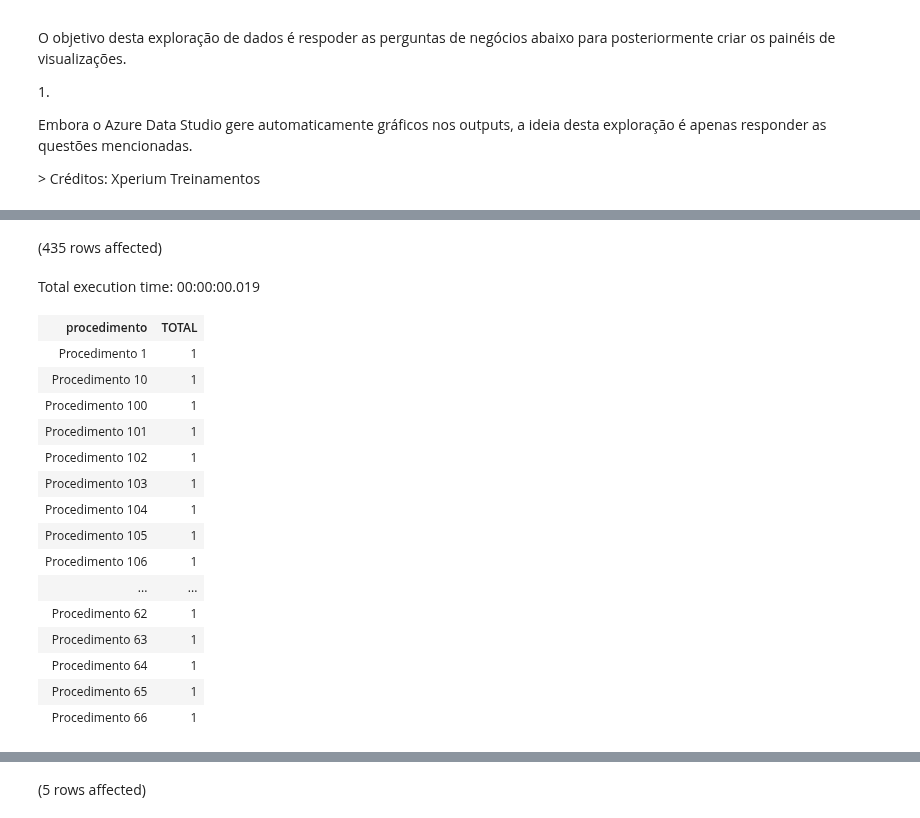
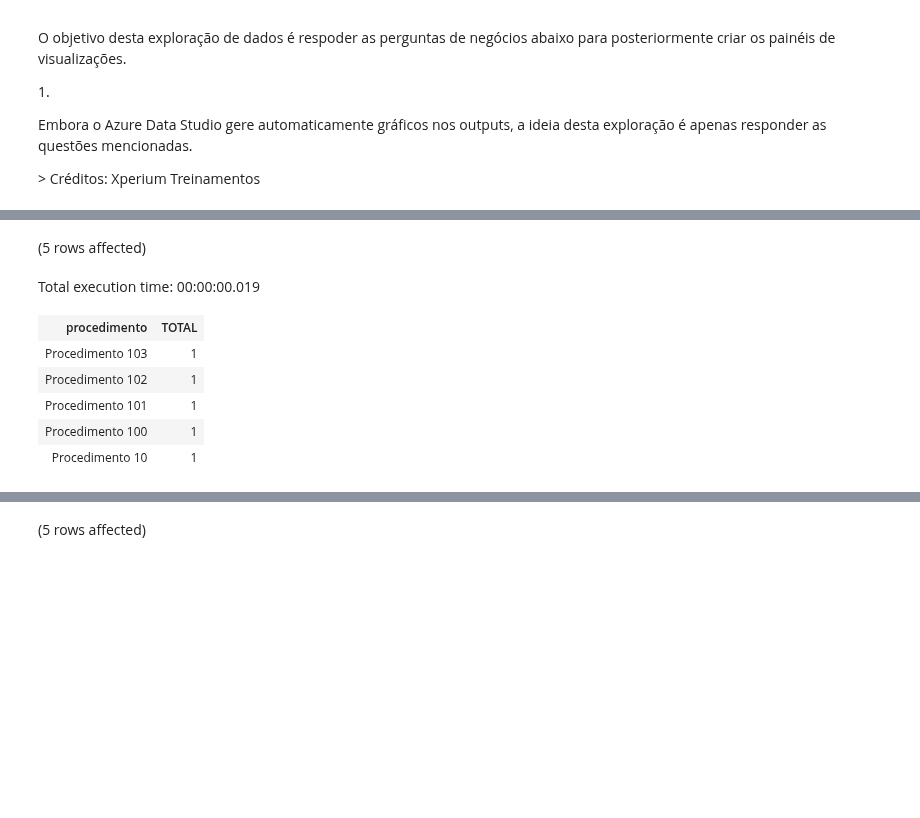
Before and after one commit to AlbertoFAraujo/EDA_Hospitalar, a Jupyter notebook: Xhospital_EDA.ipynb, the cells around one changed output, grey strips where cells are left out. Saved outputs shown, nothing was run; the diff lists cells and outputs as text; code cells hidden in the pictures; blank space fills up the shorter version.

```diff
--- a/Xhospital_EDA.ipynb
+++ b/Xhospital_EDA.ipynb
@@ -109,29 +84,19 @@ Total execution time: 00:00:00.014
 # %%
-SELECT
+SELECT TOP(5)
     procedimento,
     COUNT(*) AS TOTAL
 FROM tab_procedimento
 GROUP BY procedimento
 ORDER BY TOTAL DESC
 # %% [output]
-(435 rows affected)
+(5 rows affected)
 Total execution time: 00:00:00.019
 | procedimento | TOTAL |
-| Procedimento 1 | 1 |
+| Procedimento 103 | 1 |
+| Procedimento 102 | 1 |
+| Procedimento 101 | 1 |
+| Procedimento 100 | 1 |
 | Procedimento 10 | 1 |
-| Procedimento 100 | 1 |
-| Procedimento 101 | 1 |
-| Procedimento 102 | 1 |
-| Procedimento 103 | 1 |
-| Procedimento 104 | 1 |
-| Procedimento 105 | 1 |
-| Procedimento 106 | 1 |
-| ... | ... |
-| Procedimento 62 | 1 |
-| Procedimento 63 | 1 |
-| Procedimento 64 | 1 |
-| Procedimento 65 | 1 |
-| Procedimento 66 | 1 |
 # %% [markdown]
 ![](embedded-picture-1)
 # %%
```
Also changed, not shown: parts of 5 cells of this notebook.
